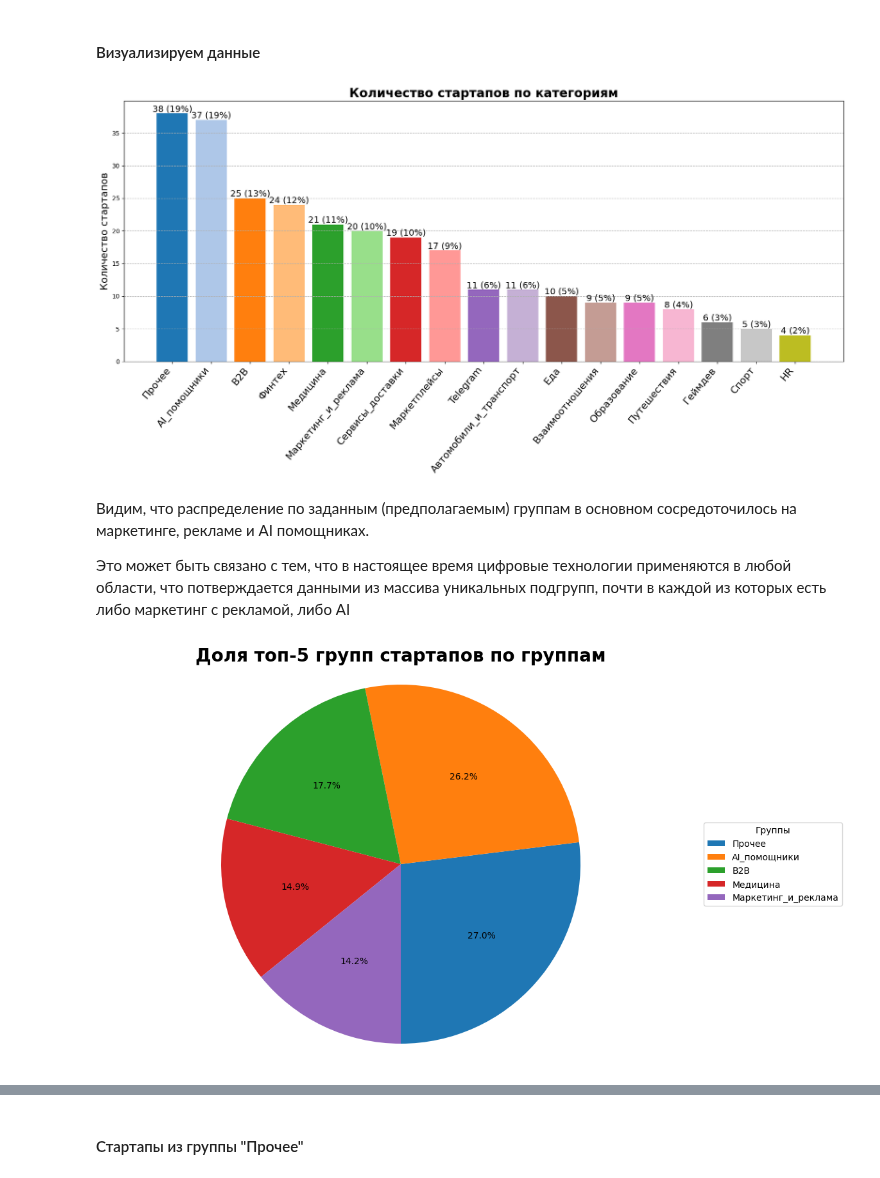
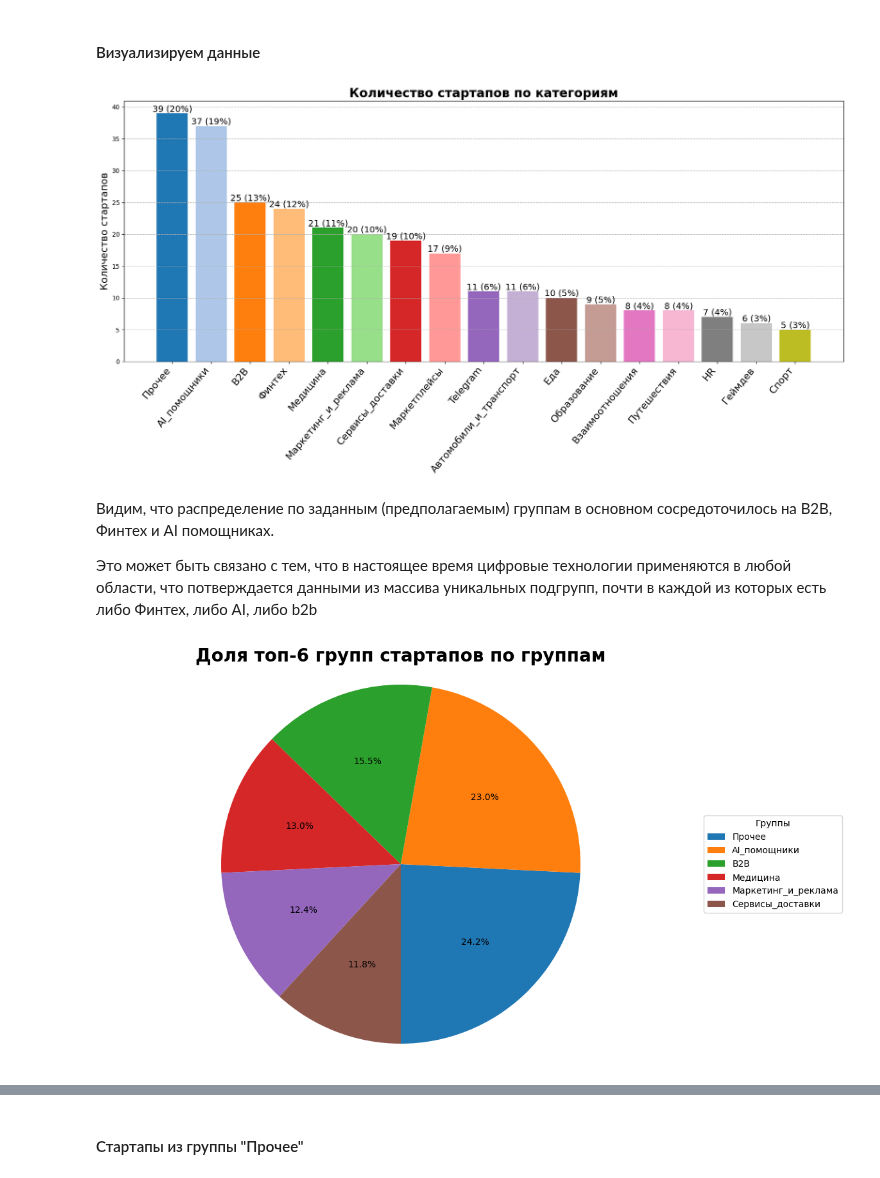
Before and after one commit to panchill/Startup-analytics, a Jupyter notebook: Startup_analytics.ipynb, the cells around one changed output, grey strips where cells are left out. Cells and saved outputs as stored; diff of their text form; code cells hidden in the pictures.

Commit message:
Исправлен анализ графиков и немного распределение по категориям

```diff
--- a/Startup_analytics.ipynb
+++ b/Startup_analytics.ipynb
@@ -53,7 +53,7 @@ description_renamed
 # %%
 keywords = {
     'Telegram' : ['телеграм', 'telegram', 'бот'],
-    'Взаимоотношения' : [ 'познакомиться', 'знакомств', 'отношени', 'свидани', 'коммуникаци', 'скандал'],
+    'Взаимоотношения' : [ 'познакомиться', 'знакомств', 'свидани', 'коммуникаци', 'скандал'],
     'AI_помощники' : ['виртуальн', 'помощник', 'ai', 'искусственн', 'интелект', 'ии', 'progpt','нейросет'], # proGPT нужен лишь для одного стартапа который относится к ИИ
     'Маркетинг_и_реклама' : ['реклам', 'маркетинг', 'продвижение', 'целевая аудитор', 'привлечен', 'конкурентный'],
     'B2B' : ['b2b', 'бизнес'],
@@ -67,7 +67,7 @@ keywords = {
     'Финтех' : ['крипто', 'валюта', 'трейд', 'инвестици', 'блокчейн', 'страховани', 'кредит', 'банкинг', 'платежн'],
     'Маркетплейсы' : ['маркетплейс'],
     'Геймдев' : ['многопользовательск', 'игр'],
-    'HR' : ['команду', 'специалист']
+    'HR' : ['команду', 'специалист', 'найм']
 }
 def categorize(description):
     matched_categories = []  # Список для хранения всех найденных категорий
@@ -241,16 +245,16 @@ for bar, count in zip(bars, category_counts):
     )
 plt.show()
 # %% [output]
-[figure, old version]
+[figure, new version]
 # %% [markdown]
 
 
-Видим, что распределение по заданным (предполагаемым) группам в основном сосредоточилось на маркетинге, рекламе и AI помощниках.
+Видим, что распределение по заданным (предполагаемым) группам в основном сосредоточилось на B2B, Финтех и AI помощниках.
 
-Это может быть связано с тем, что в настоящее время цифровые технологии применяются в любой области, что потверждается данными из массива уникальных подгрупп, почти в каждой из которых есть либо маркетинг с рекламой, либо AI
+Это может быть связано с тем, что в настоящее время цифровые технологии применяются в любой области, что потверждается данными из массива уникальных подгрупп, почти в каждой из которых есть либо Финтех, либо AI, либо b2b
 # %%
 # Список категорий, которые нужно отобразить
-categories_to_display = ['AI_помощники', 'B2B', 'Медицина', 'Маркетинг_и_реклама', 'Прочее']  # Замените на нужные категории
+categories_to_display = ['AI_помощники', 'B2B', 'Медицина', 'Маркетинг_и_реклама', 'Прочее', 'Сервисы_доставки']  # Замените на нужные категории
 
 # Получаем категории и количество из DataFrame (как Series)
 category_labels = subcategory_counts_df['Категория']
@@ -258,33 +262,33 @@ category_counts = subcategory_counts_df['Количество']
 
 # Фильтруем данные по категориям, которые нужно отобразить
 filtered_df = subcategory_counts_df[subcategory_counts_df['Категория'].isin(categories_to_display)]
 
 # Обновляем переменные с отфильтрованными данными
 filtered_labels = filtered_df['Категория']
 filtered_counts = filtered_df['Количество']
 
 # Настраиваем цвета для диаграммы
 colors = plt.get_cmap('tab10').colors
 
 # Создаём диаграмму
 plt.figure(figsize=(12, 8))
 plt.pie(
     filtered_counts,
     autopct='%1.1f%%',
     colors=colors[:len(filtered_labels)],
     startangle=-90
 )
 
 # Добавляем легенду и настраиваем оформление
 plt.legend(
     filtered_labels,
     title="Группы",
     loc="center left",
     bbox_to_anchor=(1, 0, 0.5, 1)
 )
-plt.title('Доля топ-5 групп стартапов по группам', fontsize=20, fontweight='bold')
+plt.title('Доля топ-6 групп стартапов по группам', fontsize=20, fontweight='bold')
 plt.axis('equal')  # Оформление диаграммы в круг
 plt.show()
 # %% [output]
-[figure, old version]
+[figure, new version]
 # %% [markdown]
```
Also changed, not shown: parts of 4 cells of this notebook.
